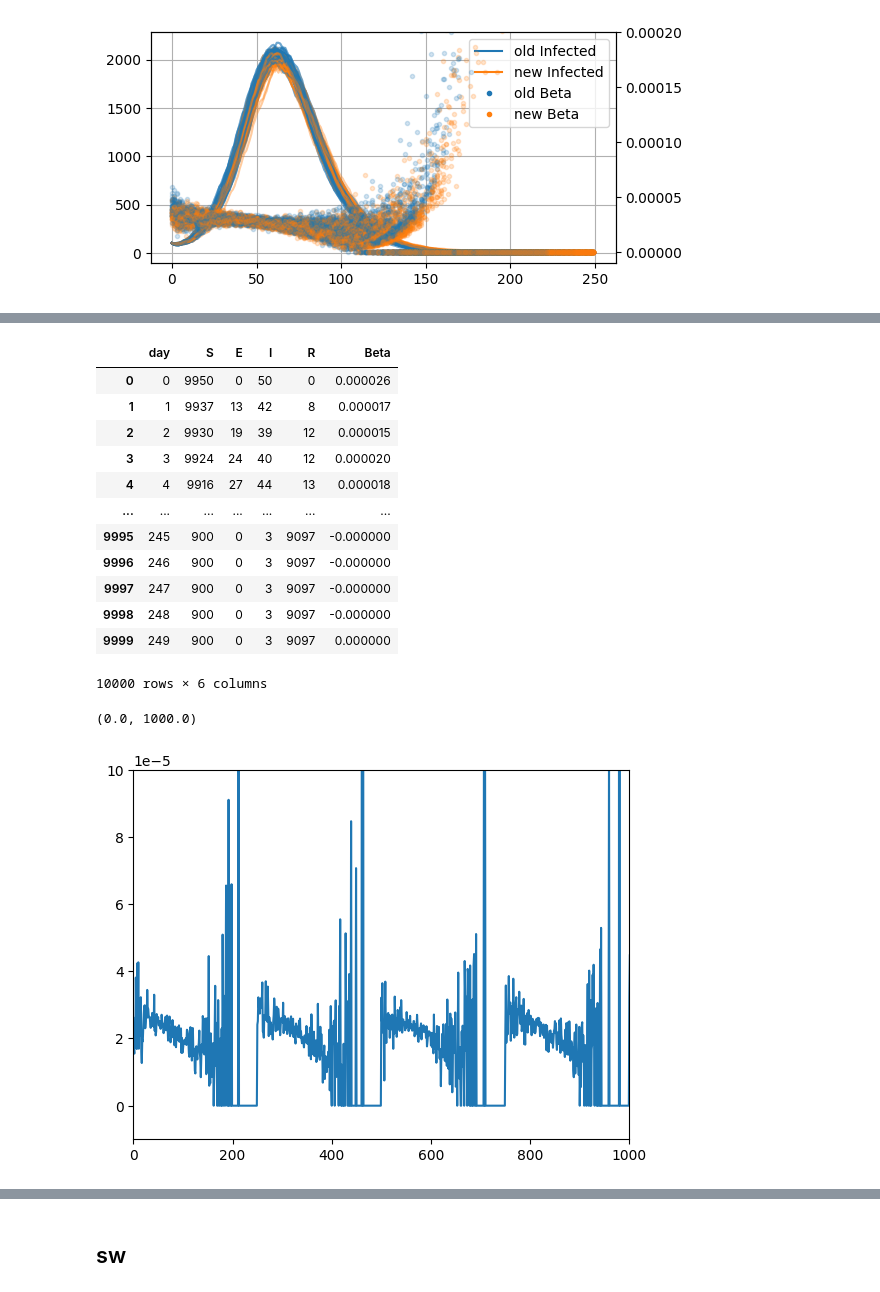
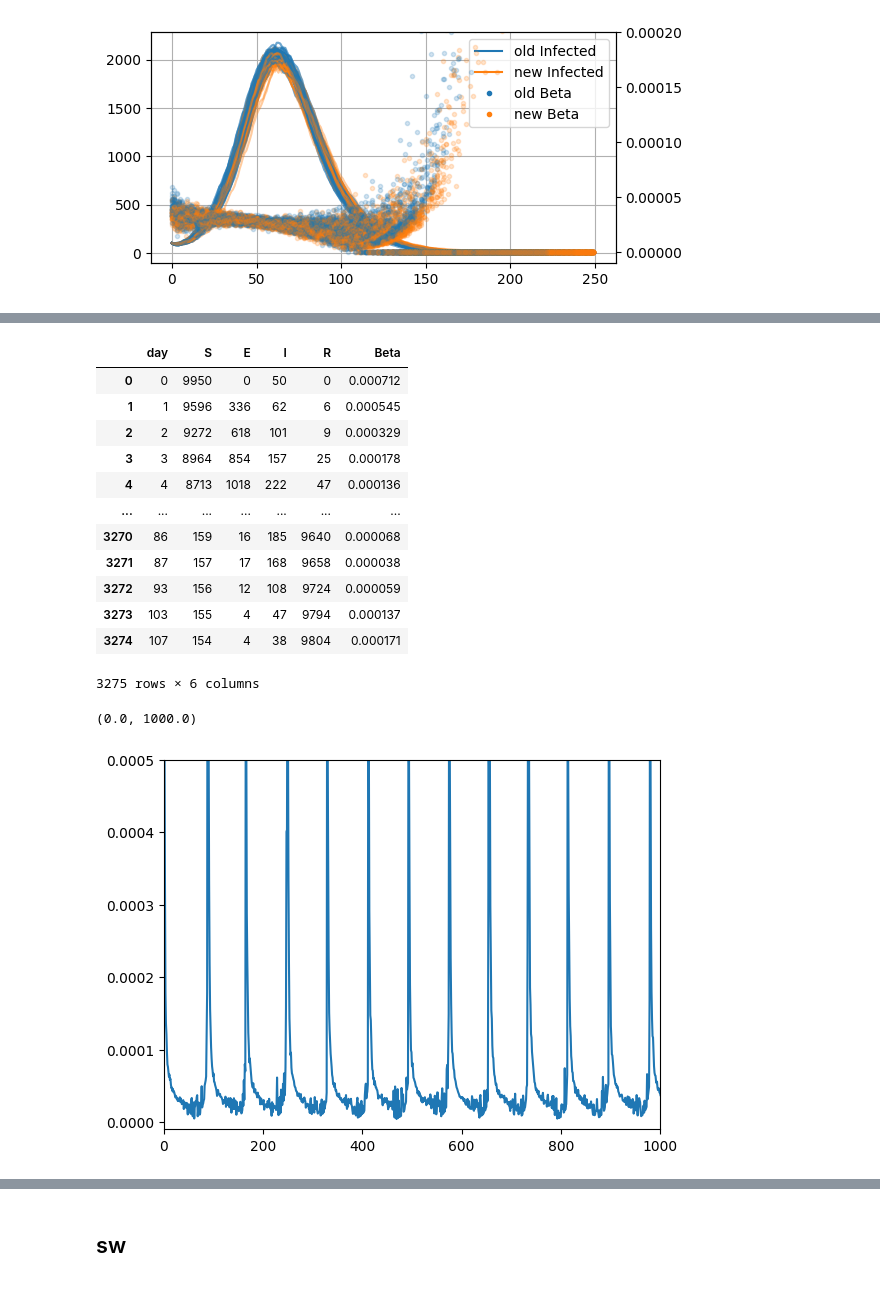
Before and after one commit to Mpkosh/network_hybrid_33, a Jupyter notebook: compare_old_new_networks.ipynb, the cells around one changed output, grey strips where cells are left out. Cells and saved outputs as stored; diff of their text form; code cells hidden in the pictures.

```diff
--- a/compare_old_new_networks.ipynb
+++ b/compare_old_new_networks.ipynb
@@ -334,30 +334,33 @@ max    1.149718e-04
 # %%
 df2 = pd.DataFrame()
-for seed1, seed2 in zip(part_n1.seed_number.values, files):
+for seed1, seed2 in zip(part_n1.seed_number.values, part_n2.file.values):
     seed_df2 = pd.read_csv(seed2)
     df2 = pd.concat([df2,seed_df2])
 
 df2 = df2.reset_index().rename(columns={'index':'day'})
 # %%
-df2
+
+train_df = df2[(df2['E'] > 0)|(df2['I'] > 0)].copy()
+train_df = train_df[train_df['Beta'] > 0].reset_index(drop=True)
+train_df
 # %% [output]
 |  | day | S | E | I | R | Beta |
-| 0 | 0 | 9950 | 0 | 50 | 0 | 0.000026 |
-| 1 | 1 | 9937 | 13 | 42 | 8 | 0.000017 |
-| 2 | 2 | 9930 | 19 | 39 | 12 | 0.000015 |
-| 3 | 3 | 9924 | 24 | 40 | 12 | 0.000020 |
-| 4 | 4 | 9916 | 27 | 44 | 13 | 0.000018 |
+| 0 | 0 | 9950 | 0 | 50 | 0 | 0.000712 |
+| 1 | 1 | 9596 | 336 | 62 | 6 | 0.000545 |
+| 2 | 2 | 9272 | 618 | 101 | 9 | 0.000329 |
+| 3 | 3 | 8964 | 854 | 157 | 25 | 0.000178 |
+| 4 | 4 | 8713 | 1018 | 222 | 47 | 0.000136 |
 | ... | ... | ... | ... | ... | ... | ... |
-| 9995 | 245 | 900 | 0 | 3 | 9097 | -0.000000 |
-| 9996 | 246 | 900 | 0 | 3 | 9097 | -0.000000 |
-| 9997 | 247 | 900 | 0 | 3 | 9097 | -0.000000 |
-| 9998 | 248 | 900 | 0 | 3 | 9097 | -0.000000 |
-| 9999 | 249 | 900 | 0 | 3 | 9097 | 0.000000 |
+| 3270 | 86 | 159 | 16 | 185 | 9640 | 0.000068 |
+| 3271 | 87 | 157 | 17 | 168 | 9658 | 0.000038 |
+| 3272 | 93 | 156 | 12 | 108 | 9724 | 0.000059 |
+| 3273 | 103 | 155 | 4 | 47 | 9794 | 0.000137 |
+| 3274 | 107 | 154 | 4 | 38 | 9804 | 0.000171 |
-10000 rows × 6 columns
+3275 rows × 6 columns
 # %%
-plt.plot(df2.Beta);
-plt.ylim(-1e-5,1e-4)
+plt.plot(train_df.Beta);
+plt.ylim(-1e-5,5e-4)
 plt.xlim(0,1000)
 # %% [output]
 (0.0, 1000.0)
-[figure, old version]
+[figure, new version]
```
Also changed, not shown: parts of 38 cells of this notebook, 1 other file.
